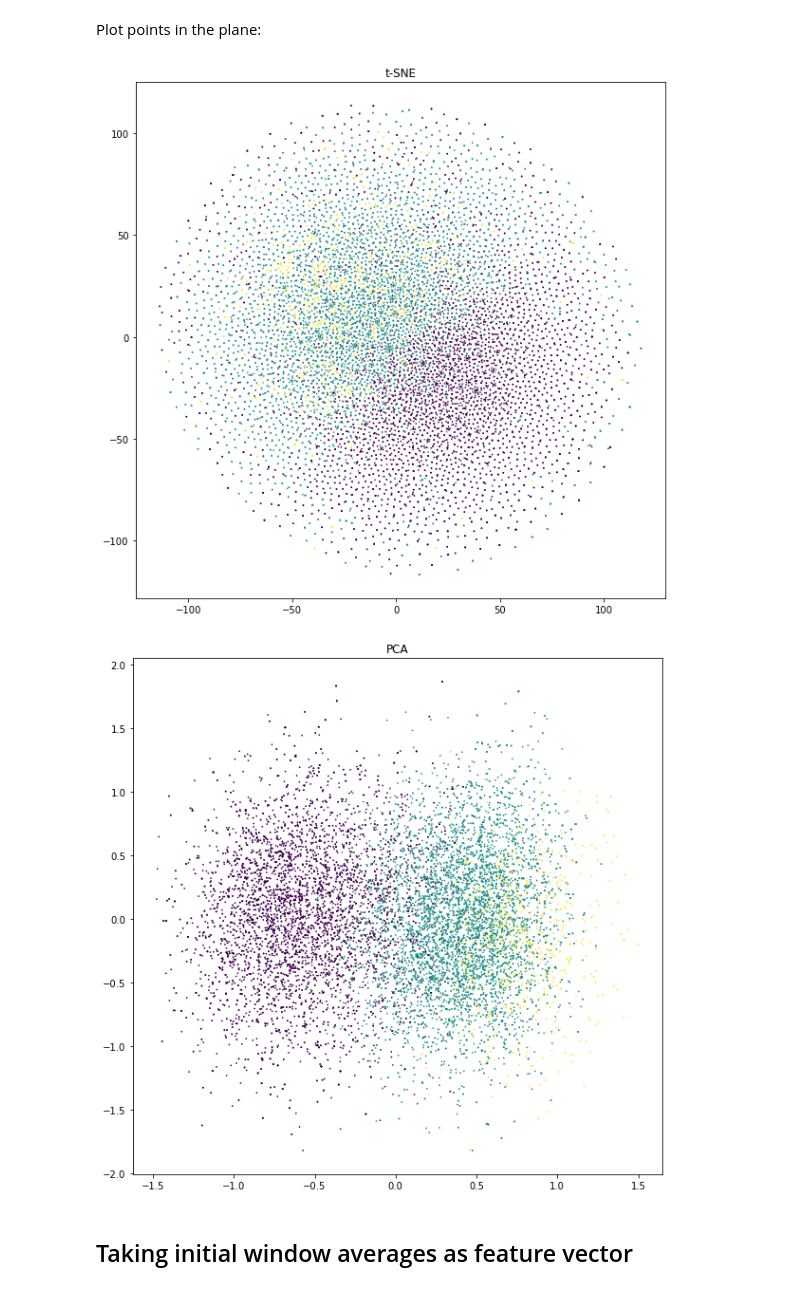
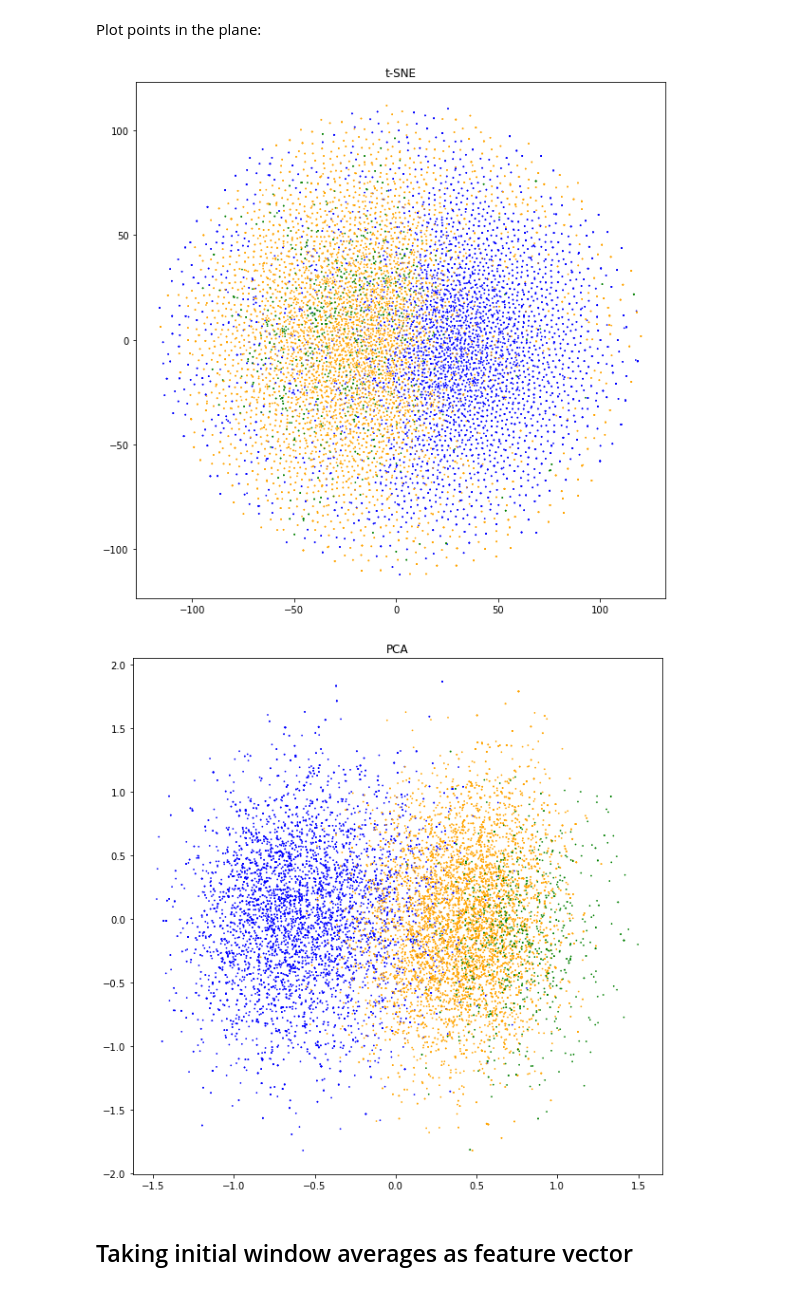
Before and after one commit to billoxbury/ecrank, a Jupyter notebook: 4_tsne.ipynb, the cells around one changed output. Cells and saved outputs as stored; diff of their text form; code cells hidden in the pictures.

```diff
--- a/4_tsne.ipynb
+++ b/4_tsne.ipynb
@@ -99,11 +99,3 @@ tSNE frame (13332, 2)
 PCA frame (13332, 100)
 # %% [markdown]
 Create new data frame (and write to file if necessary):
-# %%
-# t-SNE computation
-X_tsne = TSNE(n_components = 2).fit_transform(X)
-print(f'tSNE frame {X_tsne.shape}')
-
-# PCA decomposition for comparison
-X_pca = PCA().fit_transform(X)
-print(f'PCA frame {X_pca.shape}')
@@ -138,24 +127,26 @@ Plot points in the plane:
 # %%
 from matplotlib import pyplot as plt
 
-c = df_proj['rank']
+#c = df_proj['rank']
+col_d = {0: 'blue', 1: 'orange', 2: 'green'}
+col = [col_d[r] for r in df_proj['rank']]
 
 plt.figure(figsize=(10,10))
 plt.scatter(df_proj['x1'],
             df_proj['x2'],
-            s=0.5, c=c)
+            s=0.5, c=col)
 plt.title("t-SNE")
 plt.show()
 
 plt.figure(figsize=(10,10))
 plt.scatter(df_proj['z1'],
             df_proj['z2'],
-            s=0.5, c=c)
+            s=0.5, c=col)
 plt.title("PCA")
 plt.show()
 # %% [output]
-[figure, old version]
+[figure, new version]
-[figure, old version]
+[figure, new version]
 # %% [markdown]
 ## Taking initial window averages as feature vector
 # %% [markdown]
```
Also changed, not shown: parts of 6 cells of this notebook.
